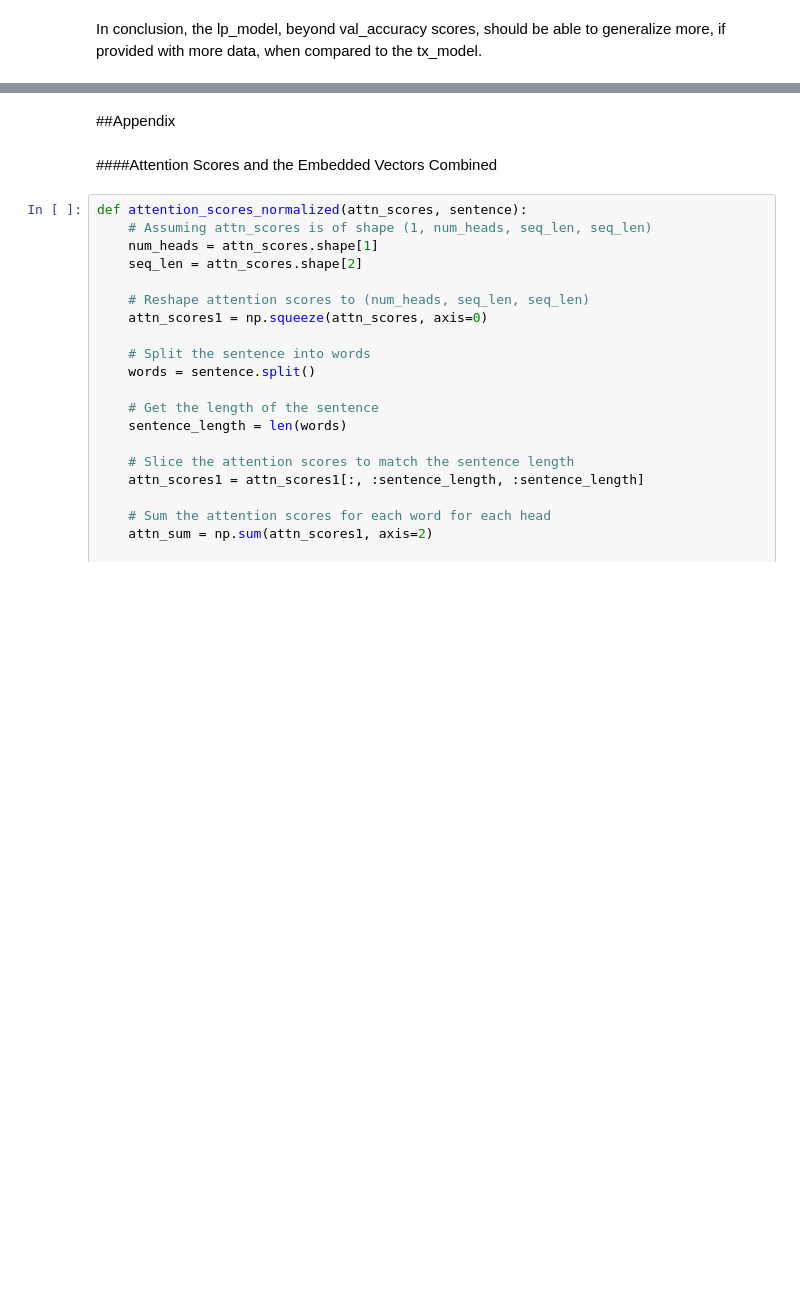
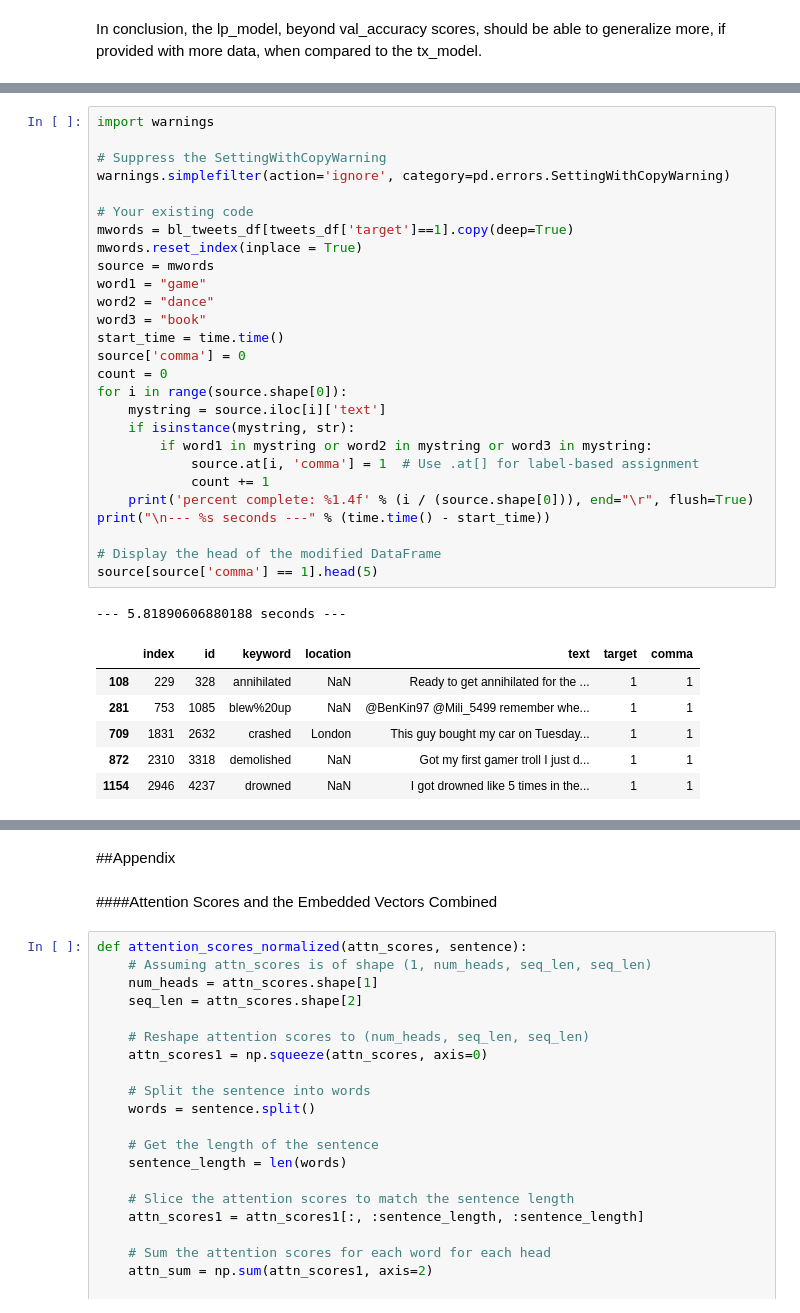
Before and after one commit to jrodriguez-jr/DS266_Group_Project, a Jupyter notebook: 10-Loading_Trained_Transformers_and_Visualizations_several.ipynb, the cells around one changed output, grey strips where cells are left out. Saved outputs shown, nothing was run; the diff lists cells and outputs as text; blank space fills up the shorter version.

```diff
--- a/10-Loading_Trained_Transformers_and_Visualizations_several.ipynb
+++ b/10-Loading_Trained_Transformers_and_Visualizations_several.ipynb
@@ -2172,0 +2197,35 @@ The above only re-states the same results. The lp_model made more changes to the
+# %%
+import warnings
+
+# Suppress the SettingWithCopyWarning
+warnings.simplefilter(action='ignore', category=pd.errors.SettingWithCopyWarning)
+
+# Your existing code
+mwords = bl_tweets_df[tweets_df['target']==1].copy(deep=True)
+mwords.reset_index(inplace = True)
+source = mwords
+word1 = "game"
+word2 = "dance"
+word3 = "book"
+start_time = time.time()
+source['comma'] = 0
+count = 0
+for i in range(source.shape[0]):
+    mystring = source.iloc[i]['text']
+    if isinstance(mystring, str):
+        if word1 in mystring or word2 in mystring or word3 in mystring:
+            source.at[i, 'comma'] = 1  # Use .at[] for label-based assignment
+            count += 1
+    print('percent complete: %1.4f' % (i / (source.shape[0])), end="\r", flush=True)
+print("\n--- %s seconds ---" % (time.time() - start_time))
+
+# Display the head of the modified DataFrame
+source[source['comma'] == 1].head(5)
+# %% [output]
+--- 5.81890606880188 seconds ---
+|  | index | id | keyword | location | text | target | comma |
+| 108 | 229 | 328 | annihilated | NaN | Ready to get annihilated for the ... | 1 | 1 |
+| 281 | 753 | 1085 | blew%20up | NaN | @BenKin97 @Mili_5499 remember whe... | 1 | 1 |
+| 709 | 1831 | 2632 | crashed | London | This guy bought my car on Tuesday... | 1 | 1 |
+| 872 | 2310 | 3318 | demolished | NaN | Got my first gamer troll I just d... | 1 | 1 |
+| 1154 | 2946 | 4237 | drowned | NaN | I got drowned like 5 times in the... | 1 | 1 |
```
Also changed, not shown: parts of 21 cells of this notebook.
